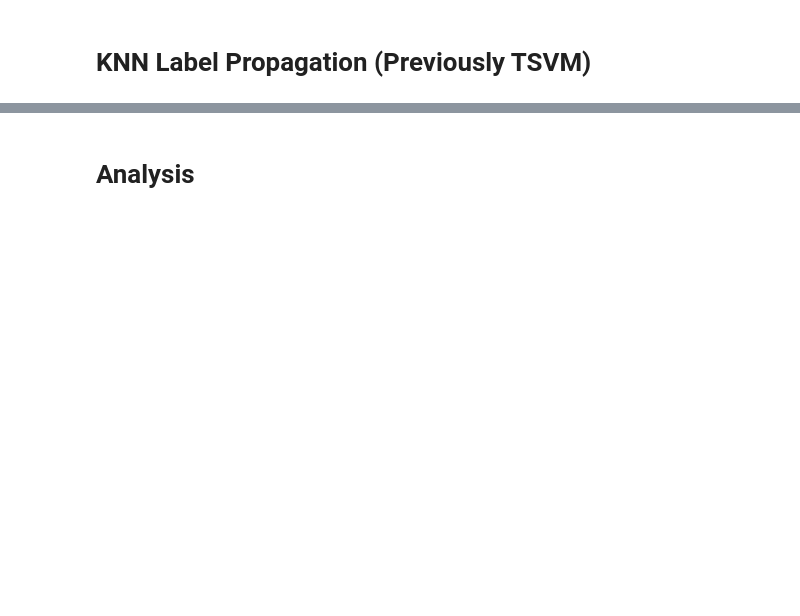
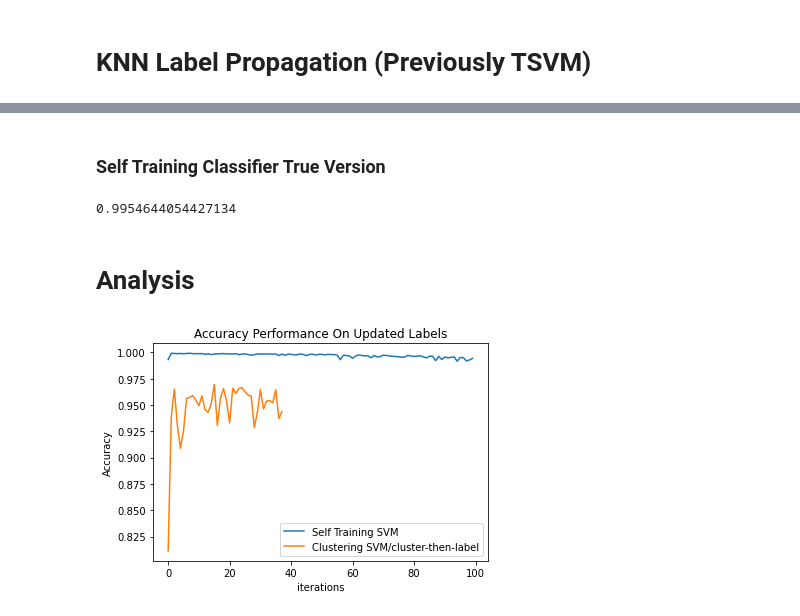
Before and after one commit to robertjprior/Fraud_SSL, a Jupyter notebook: OMSA Core Project - TRANSDUCTIVE LEARNING.ipynb, the cells around one changed output, grey strips where cells are left out. Cells and saved outputs as stored; diff of their text form; code cells hidden in the pictures; blank space fills up the shorter version.

```diff
--- a/OMSA Core Project - TRANSDUCTIVE LEARNING.ipynb
+++ b/OMSA Core Project - TRANSDUCTIVE LEARNING.ipynb
@@ -95,7 +104,7 @@ while iterations < iterations_max and (not converged):
     accuracy.append(accuracy_score(y_test, y_test_preds))
 
     #accuracy on just the original labeled points
-    accuracy_orig_data.append(accuracy_score(y_test[pre_ssl_labeled], y_test_preds[pre_ssl_labeled]))
+    accuracy_orig_data.append(accuracy_score(y[pre_ssl_labeled], clf.predict(df)[pre_ssl_labeled]))
 
 
     #filter for if an element met the min probability in any column
@@ -135,6 +144,7 @@ clf.fit(x_train, y_train)
 probs_csvm = clf.predict_proba(df)
 y_test_preds = clf.predict(x_test)
 accuracy.append(accuracy_score(y_test, y_test_preds))
+accuracy_orig_data.append(accuracy_score(y[pre_ssl_labeled], clf.predict(df)[pre_ssl_labeled]))
 
 #end timer
 print("--- %s seconds ---" % (time.time() - start_time))
@@ -275,4 +318,5 @@ def select_n_components(var_ratio, goal_var: float) -> int:
 # %%
 tsvd = TruncatedSVD()
 tsvd.fit(df)
-optimal_comp = select_n_components(tsvd.explained_variance_ratio_, 0.995)
+optimal_comp = select_n_components(tsvd.explained_variance_ratio_, 0.9999)
+print(optimal_comp)
@@ -322,6 +374,9 @@ df = df_cluster.copy()
 del df_cluster, df_pca
 # %% [markdown]
 use our new clustering df to run svm classifier
+# %%
+#resetup since we are using warm_start
+clf = SGDClassifier(warm_start=True, loss='modified_huber', tol=1e-3, max_iter=1000, class_weight='balanced') #warm_start is import for our setup
 # %%
 #start timer
 start_time = time.time()
@@ -353,7 +408,7 @@ while iterations < iterations_max and (not converged):
     accuracy.append(accuracy_score(y_test, y_test_preds))
 
     #accuracy on just the original labeled points
-    accuracy_orig_data.append(accuracy_score(y_test[pre_ssl_labeled], y_test_preds[pre_ssl_labeled]))
+    accuracy_orig_data.append(accuracy_score(y[pre_ssl_labeled], clf.predict(df)[pre_ssl_labeled]))
 
 
     #filter for if an element met the min probability in any column
@@ -393,6 +448,7 @@ clf.fit(x_train, y_train)
 probs_csvm = clf.predict_proba(df)
 y_test_preds = clf.predict(x_test)
 accuracy.append(accuracy_score(y_test, y_test_preds))
+accuracy_orig_data.append(accuracy_score(y[pre_ssl_labeled], clf.predict(df)[pre_ssl_labeled]))
 
 #end timer
 print("--- %s seconds ---" % (time.time() - start_time))
@@ -538,0 +702,2 @@ accuracy_orig_data_lp = accuracy_orig_data.copy()
+# %% [markdown]
+### Self Training Classifier True Version
@@ -538,0 +715,4 @@ accuracy_orig_data_lp = accuracy_orig_data.copy()
+# %%
+print(accuracy_stc)
+# %% [output]
+0.9954644054427134
@@ -541,12 +723,14 @@ accuracy_orig_data_lp = accuracy_orig_data.copy()
 # %%
 plt.plot(range(0,iterations_isvm), accuracy_isvm, label = 'Self Training SVM')
 plt.plot(range(0,iterations_csvm), accuracy_csvm, label = 'Clustering SVM/cluster-then-label')
-plt.plot(range(0,iterations_lp), accuracy_lp, label = 'KNN Label Propagation')
+#plt.plot(range(0,iterations_lp), accuracy_lp, label = 'KNN Label Propagation')
 plt.xlabel('iterations')
 plt.ylabel('Accuracy')
 plt.title('Accuracy Performance On Updated Labels')
 plt.legend()
 plt.show()
+# %% [output]
+[figure, added]
 # %%
 plt.plot(range(0,iterations_isvm), accuracy_orig_data_isvm, label = 'Self Training SVM')
 plt.plot(range(0,iterations_csvm), accuracy_orig_data_csvm, label = 'Clustering SVM/cluster-then-label')
```
Also changed, not shown: parts of 50 cells of this notebook.
